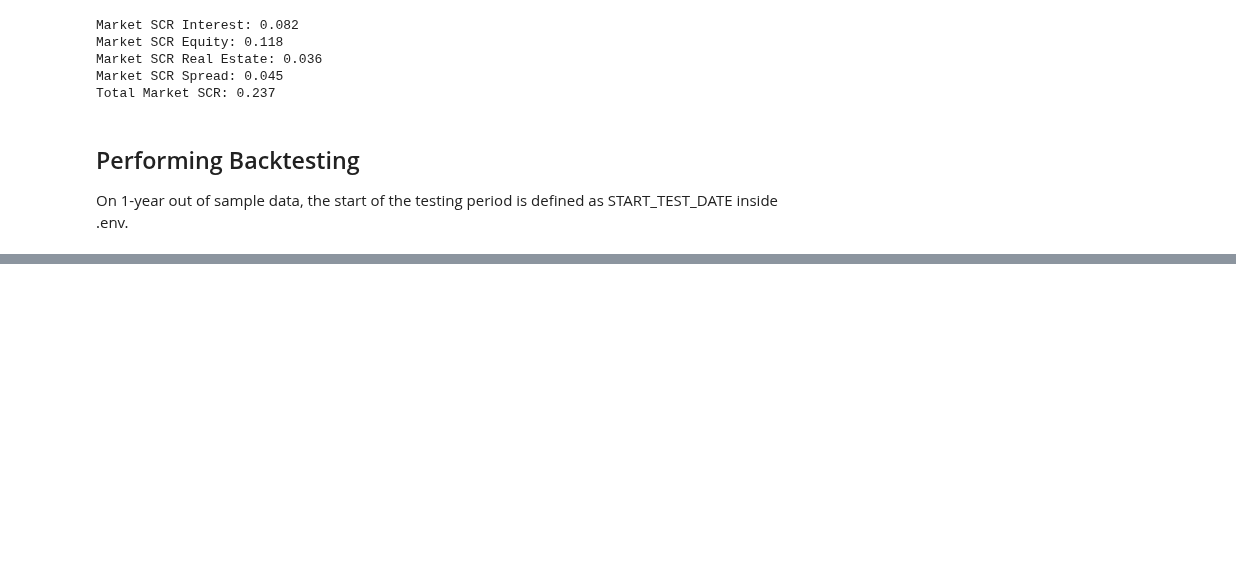
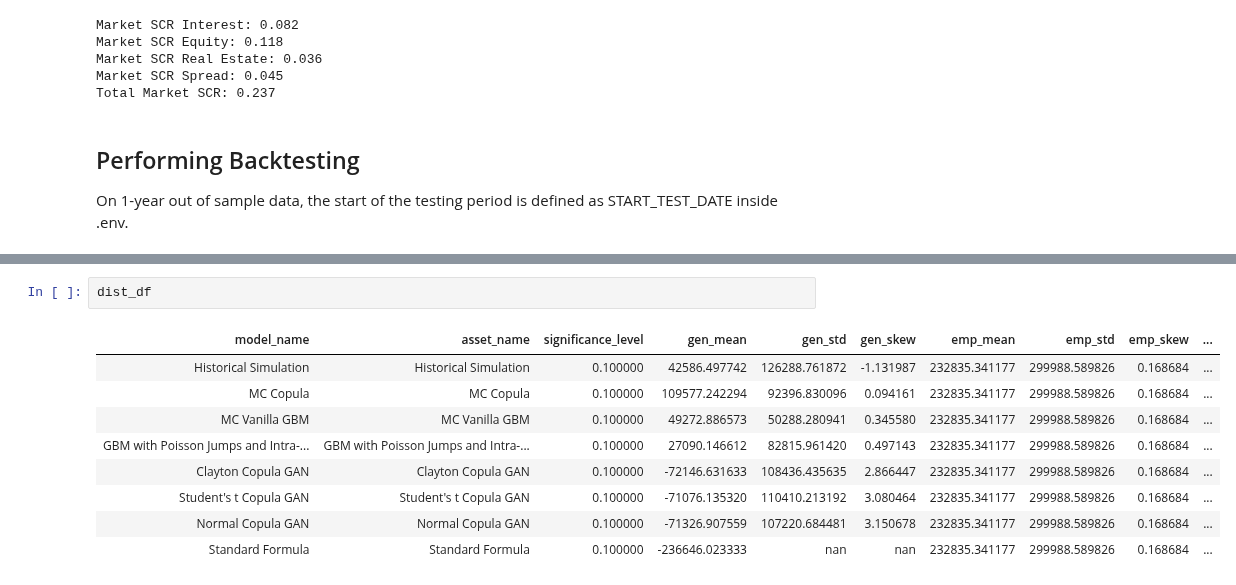
Before and after one commit to nickaskari/master-thesis, a Jupyter notebook: model_comparisons.ipynb, the cells around one changed output, grey strips where cells are left out. Saved outputs shown, nothing was run; the diff lists cells and outputs as text; blank space fills up the shorter version.

```diff
--- a/model_comparisons.ipynb
+++ b/model_comparisons.ipynb
@@ -521,0 +358,12 @@ run_all_tests_on_models(models, test_returns_df, weights, assets_0, liabilities_
+# %%
+dist_df
+# %% [output]
+| model_name | asset_name | significance_level | gen_mean | gen_std | gen_skew | emp_mean | emp_std | emp_skew | ... |
+| Historical Simulation | Historical Simulation | 0.100000 | 42586.497742 | 126288.761872 | -1.131987 | 232835.341177 | 299988.589826 | 0.168684 | ... |
+| MC Copula | MC Copula | 0.100000 | 109577.242294 | 92396.830096 | 0.094161 | 232835.341177 | 299988.589826 | 0.168684 | ... |
+| MC Vanilla GBM | MC Vanilla GBM | 0.100000 | 49272.886573 | 50288.280941 | 0.345580 | 232835.341177 | 299988.589826 | 0.168684 | ... |
+| GBM with Poisson Jumps and Intra-... | GBM with Poisson Jumps and Intra-... | 0.100000 | 27090.146612 | 82815.961420 | 0.497143 | 232835.341177 | 299988.589826 | 0.168684 | ... |
+| Clayton Copula GAN | Clayton Copula GAN | 0.100000 | -72146.631633 | 108436.435635 | 2.866447 | 232835.341177 | 299988.589826 | 0.168684 | ... |
+| Student's t Copula GAN | Student's t Copula GAN | 0.100000 | -71076.135320 | 110410.213192 | 3.080464 | 232835.341177 | 299988.589826 | 0.168684 | ... |
+| Normal Copula GAN | Normal Copula GAN | 0.100000 | -71326.907559 | 107220.684481 | 3.150678 | 232835.341177 | 299988.589826 | 0.168684 | ... |
+| Standard Formula | Standard Formula | 0.100000 | -236646.023333 | nan | nan | 232835.341177 | 299988.589826 | 0.168684 | ... |
```
Also changed, not shown: parts of 6 cells of this notebook, 7 other files.
